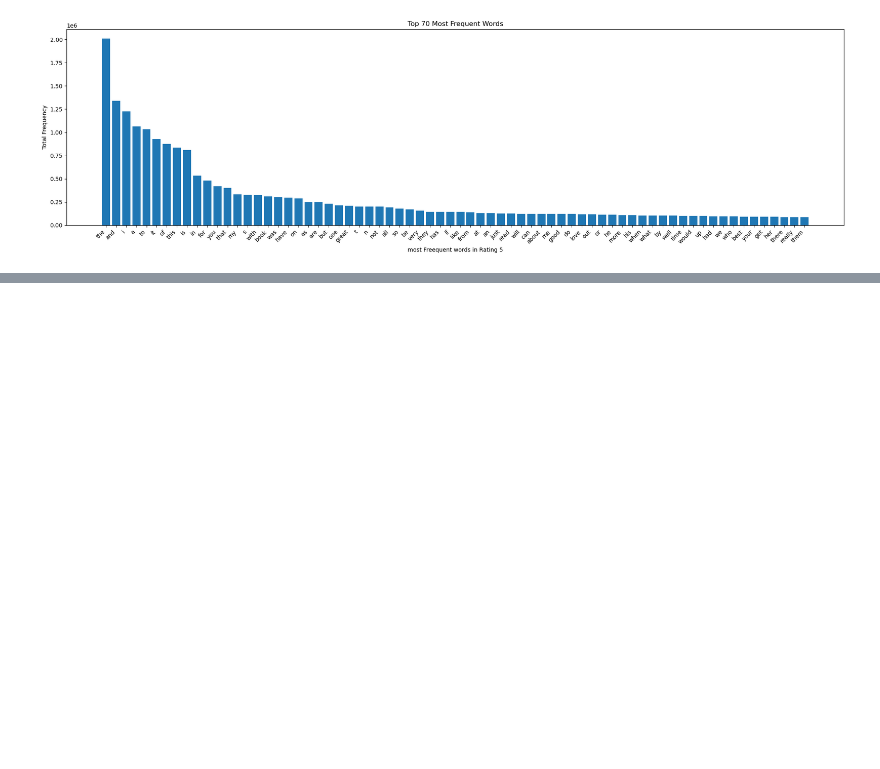
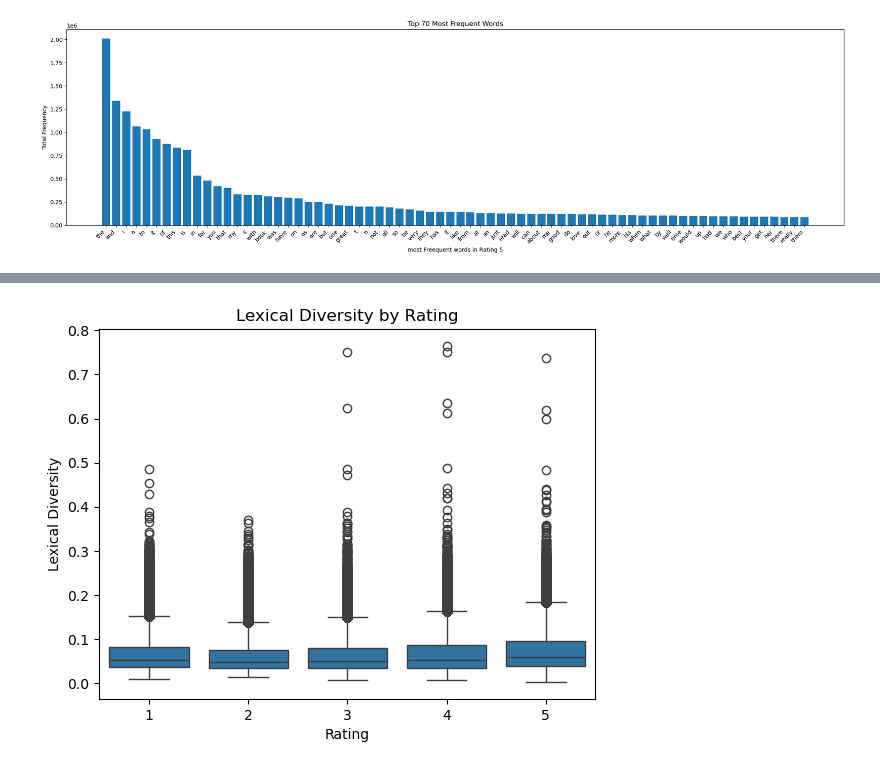
Before and after one commit to nishamizh/ReviewAnalysis-Capstone2, a Jupyter notebook: EDA-NLP.ipynb, the cells around one changed output, grey strips where cells are left out. Cells and saved outputs as stored; diff of their text form; code cells hidden in the pictures; blank space fills up the shorter version.

```diff
--- a/EDA-NLP.ipynb
+++ b/EDA-NLP.ipynb
@@ -272,0 +394,2 @@ get_top_most_frequent_words(data[data['Rating']==5]['Review_word_tokenize'],70,
+# %%
+data['lexical_diversity'] = data['Review_word_tokenize'].apply(lambda x: len(set(x)) / len(x) if len(x) > 0 else 0)
@@ -272,0 +398,8 @@ get_top_most_frequent_words(data[data['Rating']==5]['Review_word_tokenize'],70,
+# %%
+sns.boxplot(x=data['Rating'], y=data['lexical_diversity'])
+plt.title("Lexical Diversity by Rating")
+plt.xlabel("Rating")
+plt.ylabel("Lexical Diversity")
+plt.show()
+# %% [output]
+[figure, added]
```
Also changed, not shown: parts of 36 cells of this notebook.
